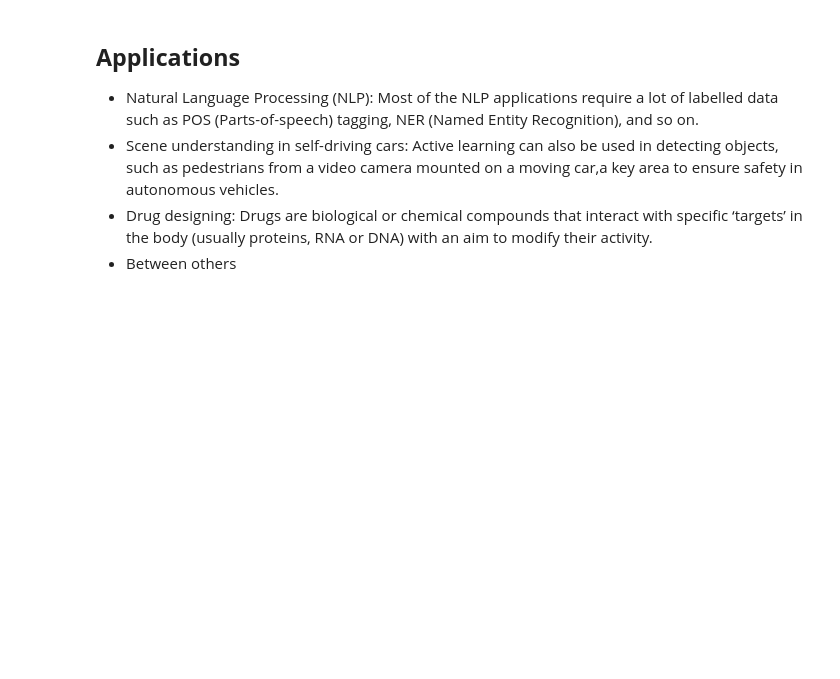
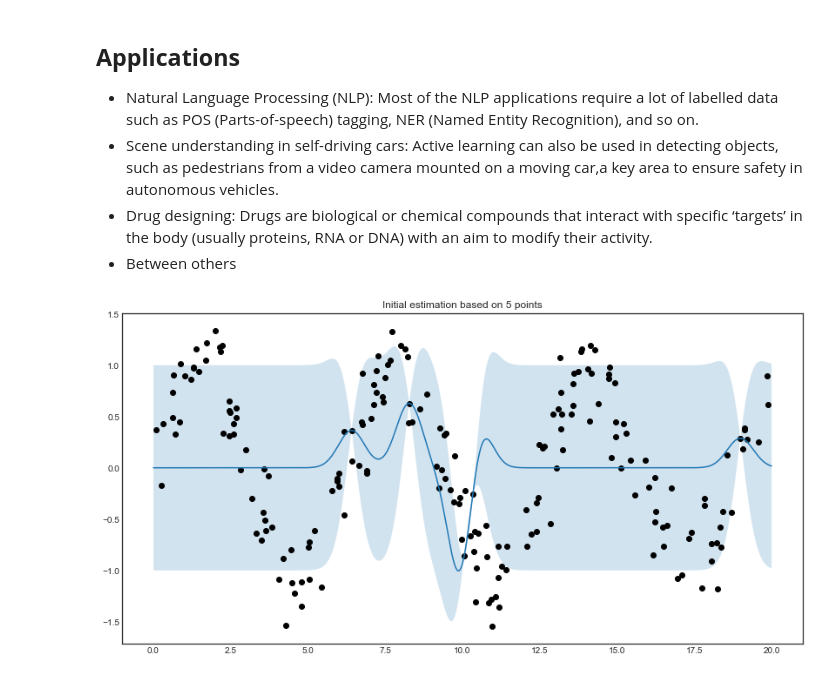
Before and after one commit to erikapat/ML_ALGORITHMS_TEST, a Jupyter notebook: Semi-Supervised Learning/1.active_learning.ipynb, the cells around one changed output. Drawn from its saved outputs; the diff is of its cells as text; code cells hidden in the pictures; blank space fills up the shorter version.

```diff
--- a/Semi-Supervised Learning/1.active_learning.ipynb
+++ b/Semi-Supervised Learning/1.active_learning.ipynb
@@ -24,0 +31,40 @@ Active learning is still being researched using different deep learning algorith
+# %%
+import numpy as np
+
+X = np.random.choice(np.linspace(0, 20, 10000), size=200, replace=False).reshape(-1, 1)
+y = np.sin(X) + np.random.normal(scale=0.3, size=X.shape)
+# %%
+def GP_regression_std(regressor, X):
+    _, std = regressor.predict(X, return_std=True)
+    query_idx = np.argmax(std)
+    return query_idx, X[query_idx]
+# %%
+from modAL.models import ActiveLearner
+from sklearn.gaussian_process import GaussianProcessRegressor
+from sklearn.gaussian_process.kernels import WhiteKernel, RBF
+
+n_initial = 5
+initial_idx = np.random.choice(range(len(X)), size=n_initial, replace=False)
+X_training, y_training = X[initial_idx], y[initial_idx]
+
+kernel = RBF(length_scale=1.0, length_scale_bounds=(1e-2, 1e3)) \
+         + WhiteKernel(noise_level=1, noise_level_bounds=(1e-10, 1e+1))
+
+regressor = ActiveLearner(
+    estimator=GaussianProcessRegressor(kernel=kernel),
+    query_strategy=GP_regression_std,
+    X_training=X_training.reshape(-1, 1), y_training=y_training.reshape(-1, 1)
+)
+# %%
+# plotting the initial estimation
+with plt.style.context('seaborn-white'):
+    plt.figure(figsize=(14, 7))
+    x = np.linspace(0, 20, 1000)
+    pred, std = regressor.predict(x.reshape(-1,1), return_std=True)
+    plt.plot(x, pred)
+    plt.fill_between(x, pred.reshape(-1, )-std, pred.reshape(-1, )+std, alpha=0.2)
+    plt.scatter(X, y, c='k')
+    plt.title('Initial estimation based on %d points' % n_initial)
+    plt.show()
+# %% [output]
+[figure, added]
```
Also changed, not shown: parts of 4 cells of this notebook, 1 other file.
